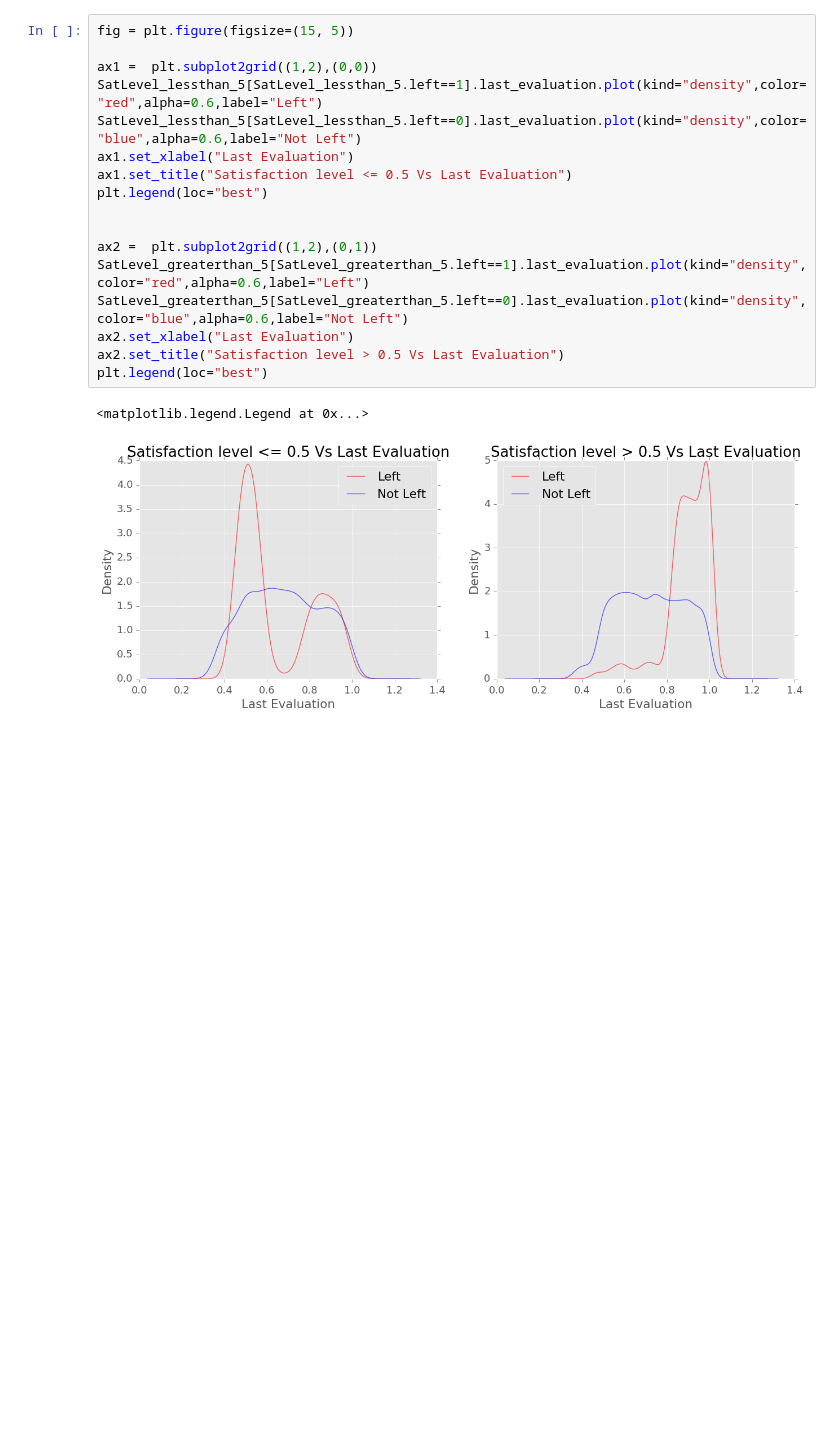
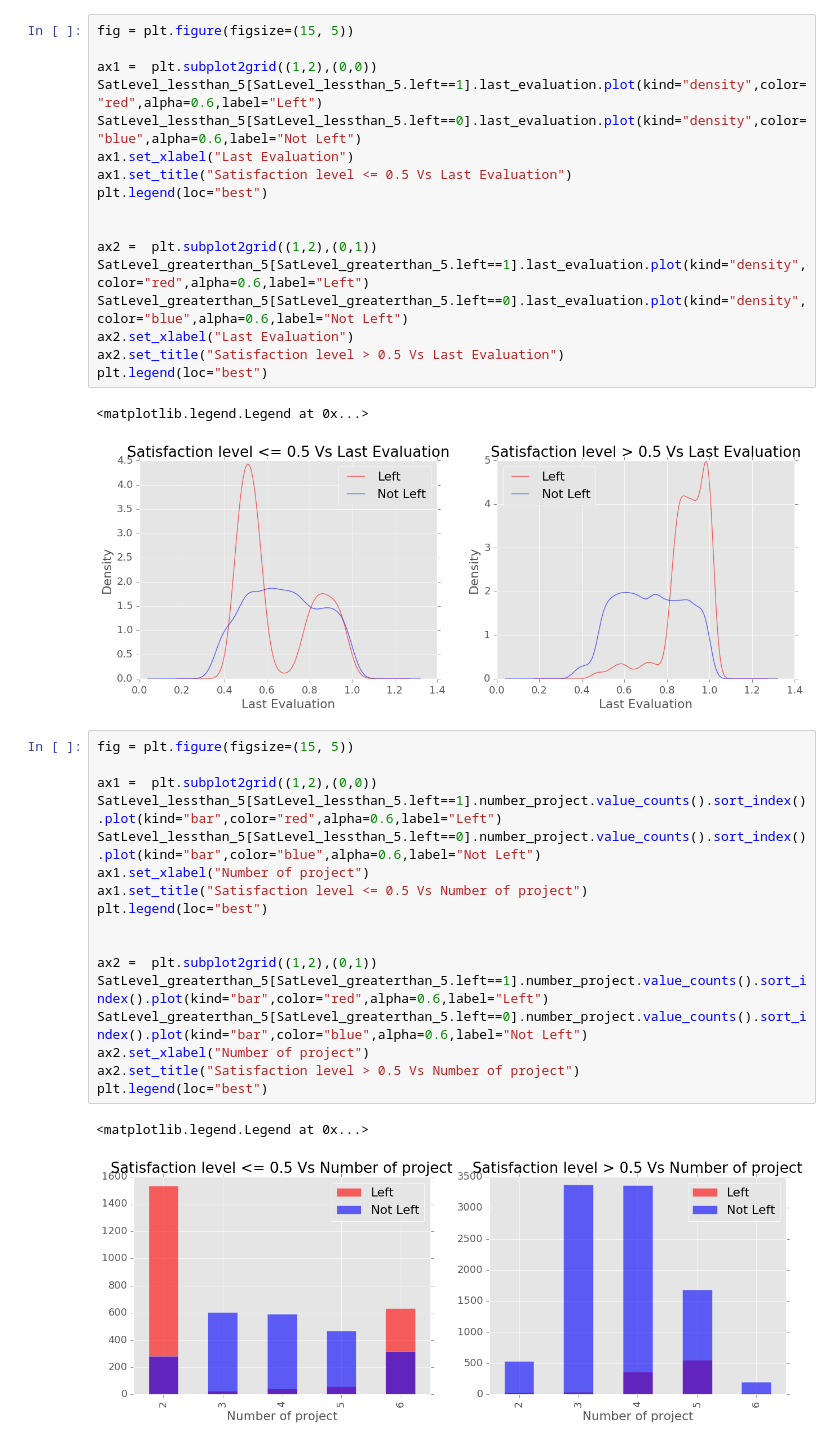
Before and after one commit to AvnishSrivastava/Human-Resource-Analytics, a Jupyter notebook: HR Analysis.ipynb, the cells around one changed output. Saved outputs shown, nothing was run; the diff lists cells and outputs as text; blank space fills up the shorter version.

```diff
--- a/HR Analysis.ipynb
+++ b/HR Analysis.ipynb
@@ -242,3 +246,23 @@ plt.legend(loc="best")
 # %% [output]
 <matplotlib.legend.Legend at 0x...>
 [figure]
+# %%
+fig = plt.figure(figsize=(15, 5))
+
+ax1 =  plt.subplot2grid((1,2),(0,0))
+SatLevel_lessthan_5[SatLevel_lessthan_5.left==1].number_project.value_counts().sort_index().plot(kind="bar",color="red",alpha=0.6,label="Left")
+SatLevel_lessthan_5[SatLevel_lessthan_5.left==0].number_project.value_counts().sort_index().plot(kind="bar",color="blue",alpha=0.6,label="Not Left")
+ax1.set_xlabel("Number of project")
+ax1.set_title("Satisfaction level <= 0.5 Vs Number of project")
+plt.legend(loc="best")
+
+
+ax2 =  plt.subplot2grid((1,2),(0,1))
+SatLevel_greaterthan_5[SatLevel_greaterthan_5.left==1].number_project.value_counts().sort_index().plot(kind="bar",color="red",alpha=0.6,label="Left")
+SatLevel_greaterthan_5[SatLevel_greaterthan_5.left==0].number_project.value_counts().sort_index().plot(kind="bar",color="blue",alpha=0.6,label="Not Left")
+ax2.set_xlabel("Number of project")
+ax2.set_title("Satisfaction level > 0.5 Vs Number of project")
+plt.legend(loc="best")
+# %% [output]
+<matplotlib.legend.Legend at 0x...>
+[figure, added]
```
Also changed, not shown: parts of 48 cells of this notebook.
